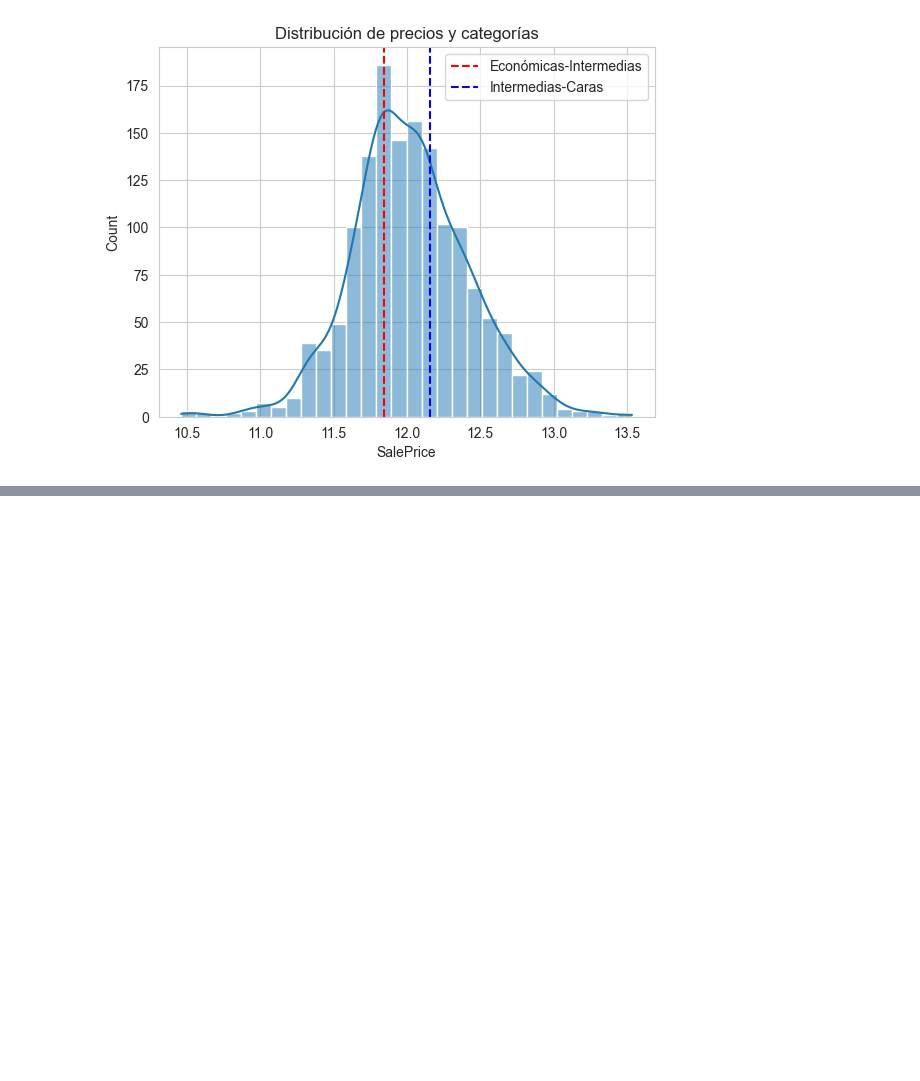
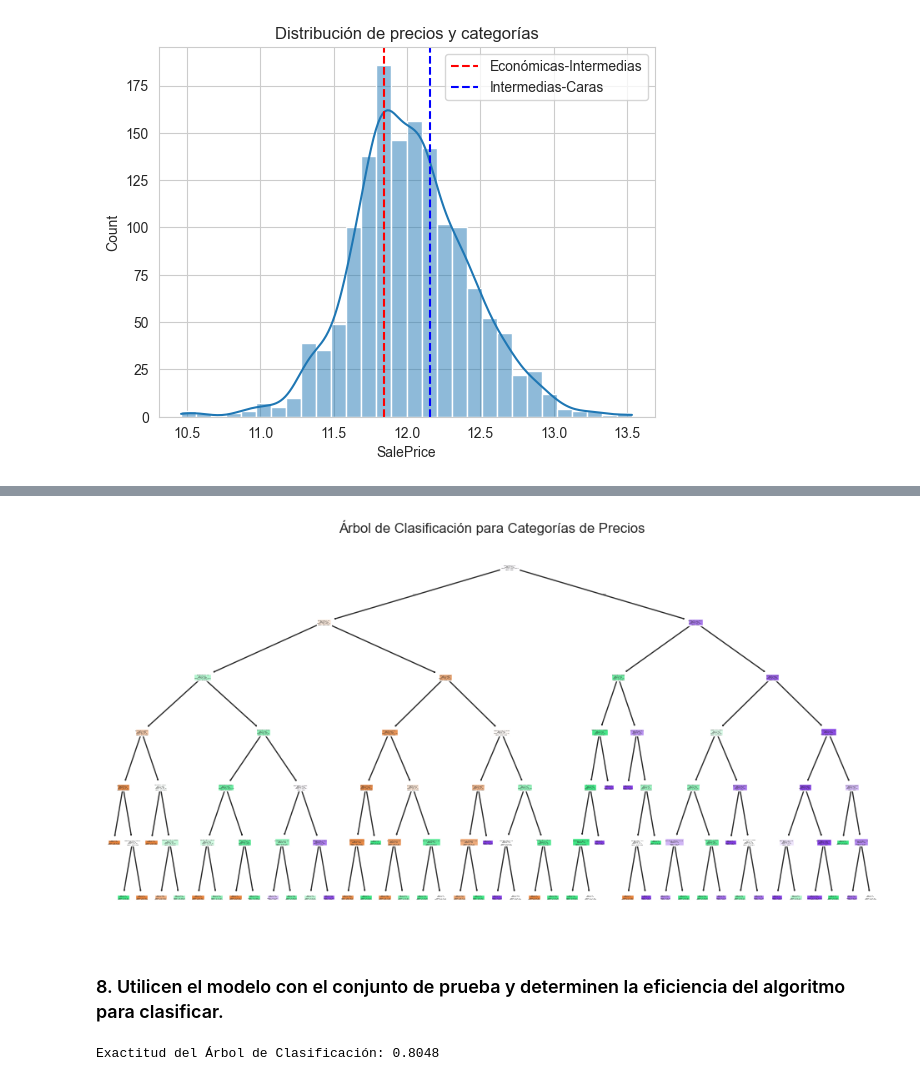
Before and after one commit to Riv2oo4/Proyecto1_MD, a Jupyter notebook: proyecto1.ipynb, the cells around one changed output, grey strips where cells are left out. Saved outputs shown, nothing was run; the diff lists cells and outputs as text; code cells hidden in the pictures; blank space fills up the shorter version.

```diff
--- a/proyecto1.ipynb
+++ b/proyecto1.ipynb
@@ -622,0 +627,35 @@ Name: count, dtype: int64
+# %%
+# Convertir etiquetas categóricas a números
+label_map = {'Económica': 0, 'Intermedia': 1, 'Cara': 2}
+train_df['PriceCategoryNum'] = train_df['PriceCategory'].map(label_map)
+
+# Seleccionar las características y la variable objetivo
+X_class = train_df.drop(columns=['SalePrice', 'PriceCategory', 'PriceCategoryNum'])  # Variables predictoras
+y_class = train_df['PriceCategoryNum']  # Variable objetivo categórica
+
+# Convertir variables categóricas en numéricas
+X_class = pd.get_dummies(X_class)
+
+# Dividir en conjunto de entrenamiento y prueba
+X_train_class, X_test_class, y_train_class, y_test_class = train_test_split(X_class, y_class, test_size=0.2, random_state=42)
+
+# Entrenar Árbol de Clasificación
+clf = DecisionTreeClassifier(max_depth=6, random_state=42)
+clf.fit(X_train_class, y_train_class)
+
+# Mostrar el Árbol de Clasificación gráficamente
+plt.figure(figsize=(12, 6))
+plot_tree(clf, filled=True, feature_names=X_class.columns, class_names=['Económica', 'Intermedia', 'Cara'])
+plt.title("Árbol de Clasificación para Categorías de Precios")
+plt.show()
+# %% [output]
+[figure, added]
+# %% [markdown]
+### 8. Utilicen el modelo con el conjunto de prueba y determinen la eficiencia del algoritmo para clasificar.
+# %%
+y_pred_class = clf.predict(X_test_class)
+accuracy = accuracy_score(y_test_class, y_pred_class)
+
+print(f"Exactitud del Árbol de Clasificación: {accuracy:.4f}")
+# %% [output]
+Exactitud del Árbol de Clasificación: 0.8048
```
Also changed, not shown: parts of 7 cells of this notebook.
